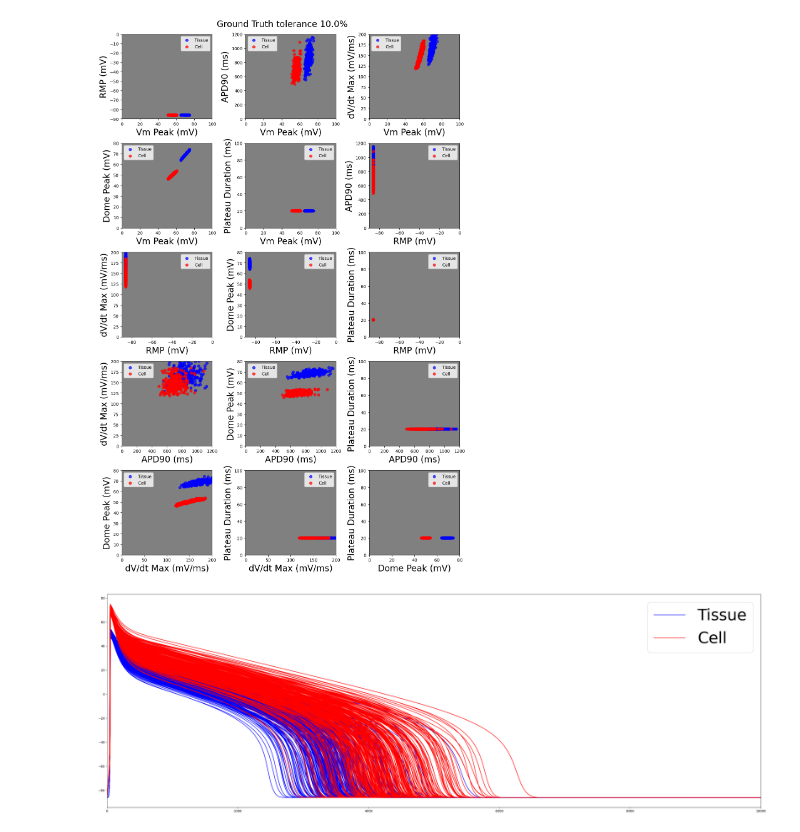
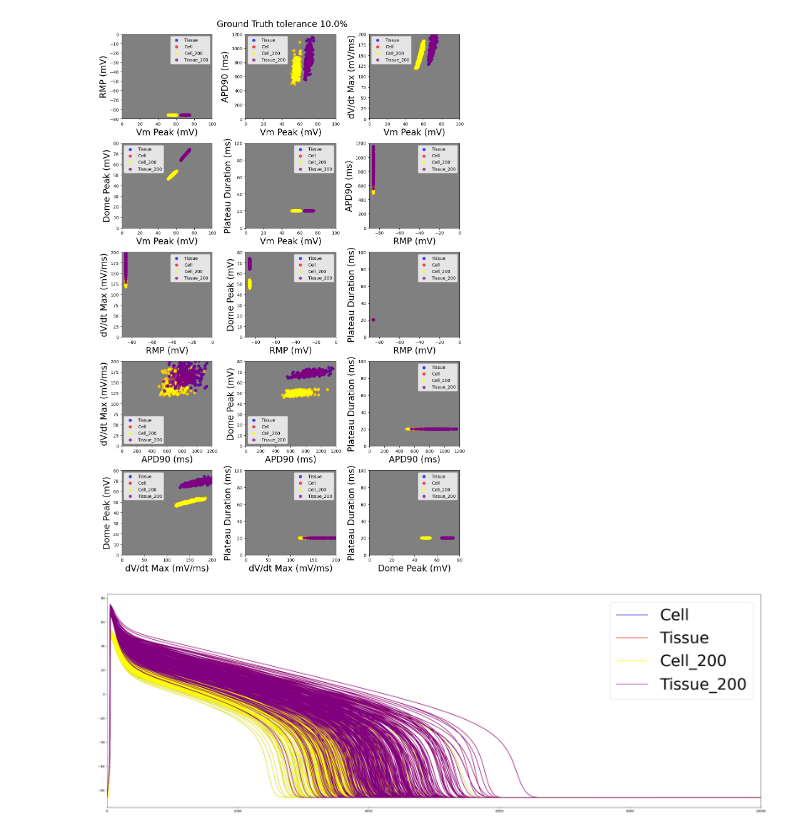
Before and after one commit to William-XiaodongAn/ovvr-sensitivity-analysis, a Jupyter notebook: result_popu_analysis - class.ipynb, the cells around one changed output. Cells and saved outputs as stored; diff of their text form; code cells hidden in the pictures.

```diff
--- a/result_popu_analysis - class.ipynb
+++ b/result_popu_analysis - class.ipynb
@@ -152,4 +161,5 @@ Cell_biomarkers = Cell.analyze_biomarkers()
 # %%
+
 def plot_2d_biomarkers(ax,m1,m2,tolerance,m1_name,m2_name,m1_range=None,m2_range=None,color='black',label=None):
     ax.scatter(m1[1:], m2[1:], alpha=0.7, color=color,label=label)
     ax.legend()
@@ -234,34 +244,74 @@ for i, pair in enumerate(plot_pairs):
 
     within_tolerance_ids = plot_2d_biomarkers(axes[r, c], m1_data, m2_data, tolerance, m1_name, m2_name, biomarkers_range[m1_name], biomarkers_range[m2_name],'red','Cell')
     within_tolerance_ids_all.update(within_tolerance_ids)
+
+for i, pair in enumerate(plot_pairs):
+    r = i // 3
+    c = i % 3
+
+    m1_name, m2_name = pair
+    m1_data = Cell_200_biomarkers[m1_name]
+    m2_data = Cell_200_biomarkers[m2_name]
+
+    within_tolerance_ids = plot_2d_biomarkers(axes[r, c], m1_data, m2_data, tolerance, m1_name, m2_name, biomarkers_range[m1_name], biomarkers_range[m2_name],'yellow','Cell_200')
+    within_tolerance_ids_all.update(within_tolerance_ids)
+
+for i, pair in enumerate(plot_pairs):
+    r = i // 3
+    c = i % 3
+
+    m1_name, m2_name = pair
+    m1_data = Tissue_200_biomarkers[m1_name]
+    m2_data = Tissue_200_biomarkers[m2_name]
+
+    within_tolerance_ids = plot_2d_biomarkers(axes[r, c], m1_data, m2_data, tolerance, m1_name, m2_name, biomarkers_range[m1_name], biomarkers_range[m2_name],'purple','Tissue_200')
+    within_tolerance_ids_all.update(within_tolerance_ids)
+
 #print(within_tolerance_ids_all)
 plt.suptitle(f'Ground Truth tolerance {tolerance*100}%', fontsize=20,y=0.99)
 plt.tight_layout()
 plt.savefig("TNNP_cell_para_Variation_biomarkers_2D.png", dpi=300)
 plt.show()
 # %% [output]
-[figure, old version]
+[figure, new version]
 # %%
+
 plt.figure(figsize=(30, 10))
 
 # Plot Cell voltage
 for i, key in enumerate(sorted(Cell.voltage.keys())):
     APs, starting_indexes = get_AP(Cell.voltage[key])
     last_AP = APs[-1]
     # Only label the first iteration
-    label = 'Tissue' if i == 0 else ""
+    label = 'Cell' if i == 0 else ""
     plt.plot(last_AP, color='blue', label=label)
 
 # Plot Tissue voltage
 for i, key in enumerate(sorted(Tissue.voltage.keys())):
     APs, starting_indexes = get_AP(Tissue.voltage[key])
     last_AP = APs[-1]
     # Only label the first iteration
-    label = 'Cell' if i == 0 else ""
+    label = 'Tissue' if i == 0 else ""
     plt.plot(last_AP, color='red', label=label)
+
+# Plot Cell_200 voltage
+for i, key in enumerate(sorted(Cell_200.voltage.keys())):
+    APs, starting_indexes = get_AP(Cell_200.voltage[key])
+    last_AP = APs[-1]
+    # Only label the first iteration
+    label = 'Cell_200' if i == 0 else ""
+    plt.plot(last_AP, color='yellow', label=label)
+
+for i, key in enumerate(sorted(Tissue_200.voltage.keys())):
+    APs, starting_indexes = get_AP(Tissue_200.voltage[key])
+    last_AP = APs[-1]
+    # Only label the first iteration
+    label = 'Tissue_200' if i == 0 else ""
+    plt.plot(last_AP, color='purple', label=label)
+
 plt.xlim(0, 10000)
 plt.legend(fontsize=50,loc='upper right')
 plt.tight_layout()
 plt.savefig("TNNP_para_AllAPs.png", dpi=300)
 # %% [output]
-[figure, old version]
+[figure, new version]
```
Also changed, not shown: parts of 1 cell of this notebook, 4 other files.
